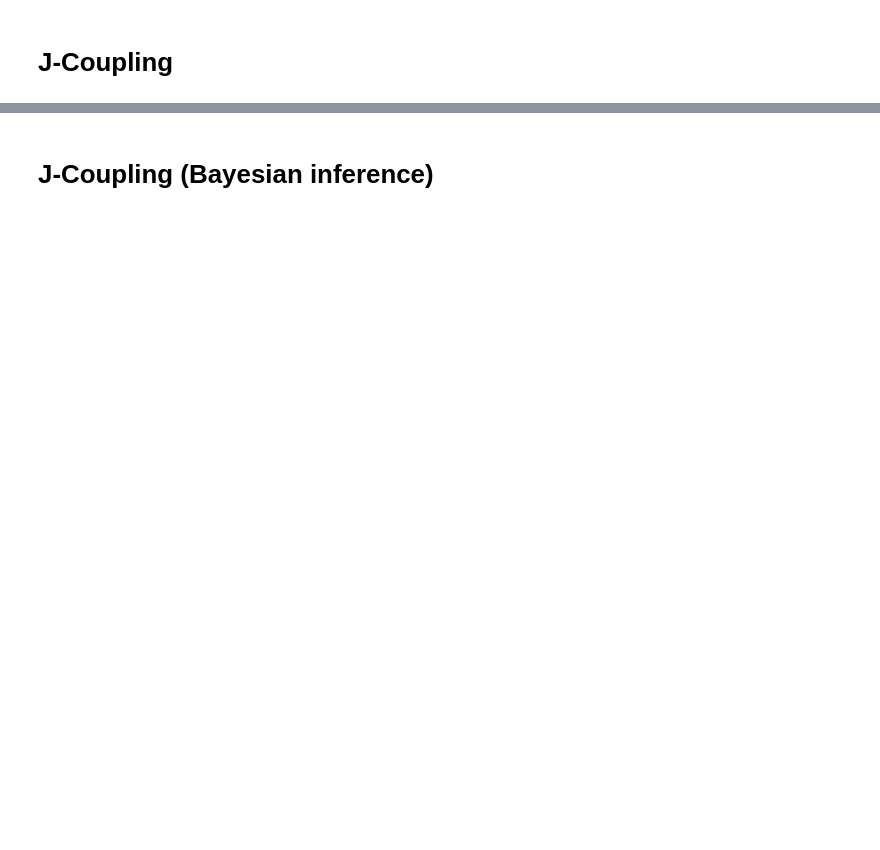
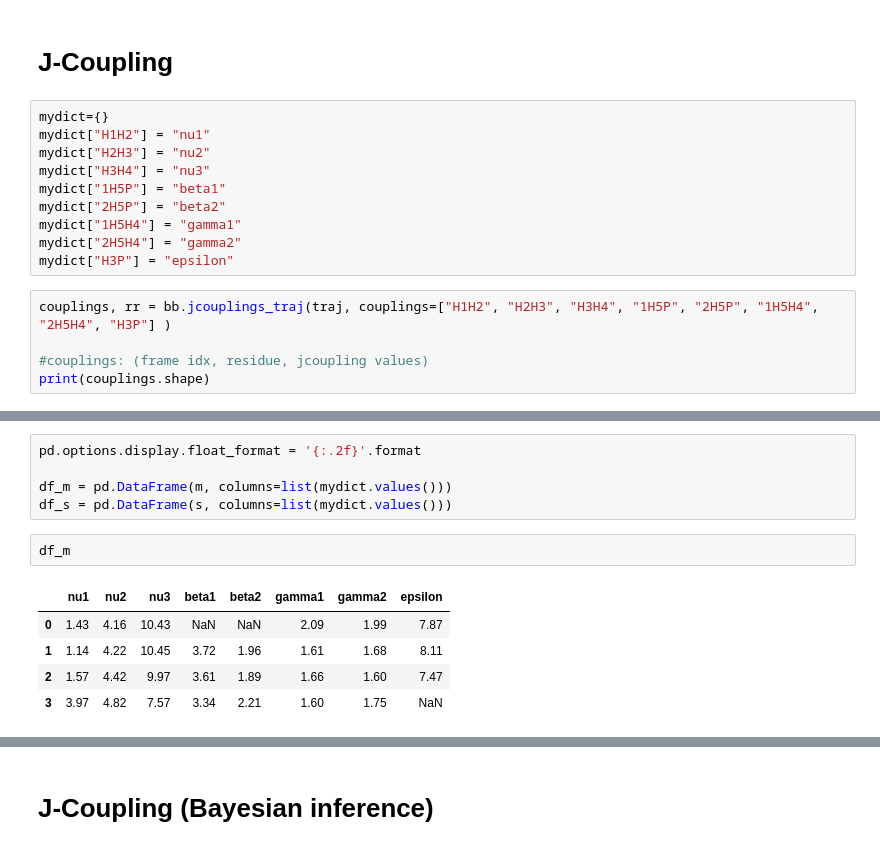
Before and after one commit to choderalab/rna-espaloma, a Jupyter notebook: experiment/scripts/analysis/vanilla/tetramer-analysis.ipynb, the cells around one changed output, grey strips where cells are left out. Drawn from its saved outputs; the diff is of its cells as text; blank space fills up the shorter version.

```diff
--- a/experiment/scripts/analysis/vanilla/tetramer-analysis.ipynb
+++ b/experiment/scripts/analysis/vanilla/tetramer-analysis.ipynb
@@ -1000,2 +906,17 @@ plt.savefig("rmsd_conformation_population.png")
 # %% [markdown]
 # J-Coupling
+# %%
+mydict={}
+mydict["H1H2"] = "nu1"
+mydict["H2H3"] = "nu2"
+mydict["H3H4"] = "nu3"
+mydict["1H5P"] = "beta1"
+mydict["2H5P"] = "beta2"
+mydict["1H5H4"] = "gamma1"
+mydict["2H5H4"] = "gamma2"
+mydict["H3P"] = "epsilon"
+# %%
+couplings, rr = bb.jcouplings_traj(traj, couplings=["H1H2", "H2H3", "H3H4", "1H5P", "2H5P", "1H5H4", "2H5H4", "H3P"] )
+
+#couplings: (frame idx, residue, jcoupling values)
+print(couplings.shape)
@@ -1001,0 +936,13 @@ plt.savefig("rmsd_conformation_population.png")
+# %%
+pd.options.display.float_format = '{:.2f}'.format
+
+df_m = pd.DataFrame(m, columns=list(mydict.values()))
+df_s = pd.DataFrame(s, columns=list(mydict.values()))
+# %%
+df_m
+# %% [output]
+|  | nu1 | nu2 | nu3 | beta1 | beta2 | gamma1 | gamma2 | epsilon |
+| 0 | 1.43 | 4.16 | 10.43 | NaN | NaN | 2.09 | 1.99 | 7.87 |
+| 1 | 1.14 | 4.22 | 10.45 | 3.72 | 1.96 | 1.61 | 1.68 | 8.11 |
+| 2 | 1.57 | 4.42 | 9.97 | 3.61 | 1.89 | 1.66 | 1.60 | 7.47 |
+| 3 | 3.97 | 4.82 | 7.57 | 3.34 | 2.21 | 1.60 | 1.75 | NaN |
```
Also changed, not shown: parts of 32 cells of this notebook.
